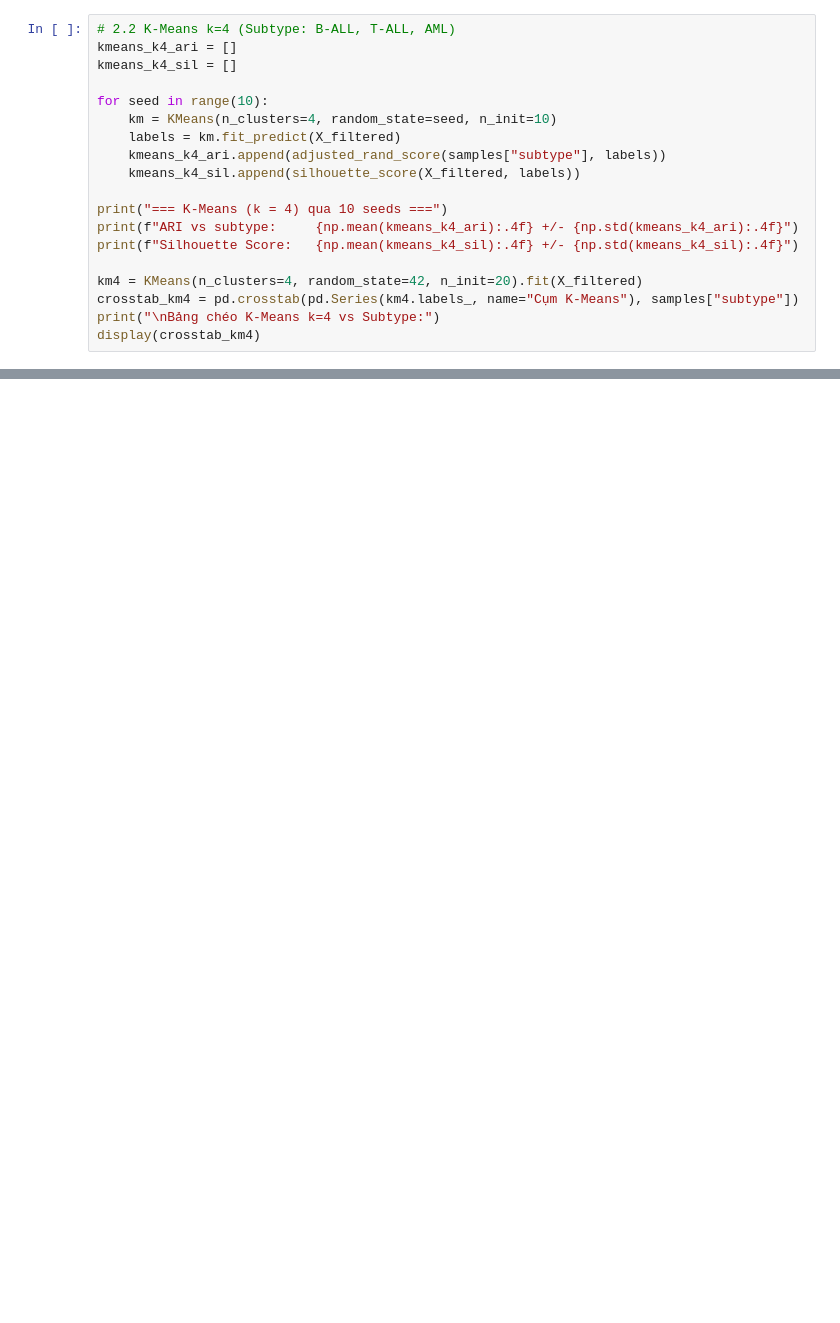
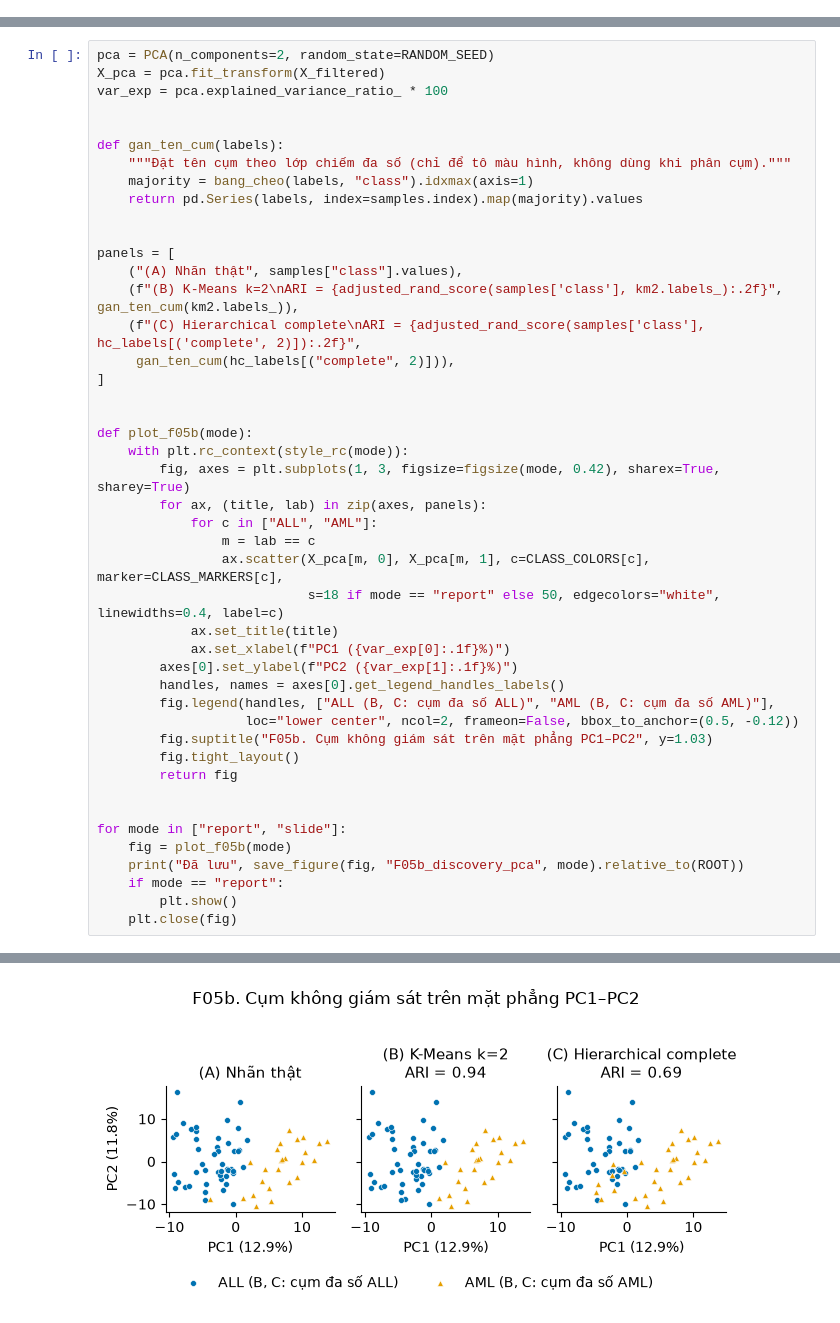
Before and after one commit to BuiTuanHiep912/Golub-project, a Jupyter notebook: notebooks/03_discovery.ipynb, the cells around one changed output, grey strips where cells are left out. Drawn from its saved outputs; the diff is of its cells as text; blank space fills up the shorter version.

```diff
--- a/notebooks/03_discovery.ipynb
+++ b/notebooks/03_discovery.ipynb
@@ -133,19 +102,0 @@ Bảng chéo K-Means k=2 vs Nhãn lâm sàng:
-# %%
-# 2.2 K-Means k=4 (Subtype: B-ALL, T-ALL, AML)
-kmeans_k4_ari = []
-kmeans_k4_sil = []
-
-for seed in range(10):
-    km = KMeans(n_clusters=4, random_state=seed, n_init=10)
-    labels = km.fit_predict(X_filtered)
-    kmeans_k4_ari.append(adjusted_rand_score(samples["subtype"], labels))
-    kmeans_k4_sil.append(silhouette_score(X_filtered, labels))
-
-print("=== K-Means (k = 4) qua 10 seeds ===")
-print(f"ARI vs subtype:     {np.mean(kmeans_k4_ari):.4f} +/- {np.std(kmeans_k4_ari):.4f}")
-print(f"Silhouette Score:   {np.mean(kmeans_k4_sil):.4f} +/- {np.std(kmeans_k4_sil):.4f}")
-
-km4 = KMeans(n_clusters=4, random_state=42, n_init=20).fit(X_filtered)
-crosstab_km4 = pd.crosstab(pd.Series(km4.labels_, name="Cụm K-Means"), samples["subtype"])
-print("\nBảng chéo K-Means k=4 vs Subtype:")
-display(crosstab_km4)
@@ -378,0 +379,46 @@ display(df_summary)
+# %%
+pca = PCA(n_components=2, random_state=RANDOM_SEED)
+X_pca = pca.fit_transform(X_filtered)
+var_exp = pca.explained_variance_ratio_ * 100
+
+
+def gan_ten_cum(labels):
+    """Đặt tên cụm theo lớp chiếm đa số (chỉ để tô màu hình, không dùng khi phân cụm)."""
+    majority = bang_cheo(labels, "class").idxmax(axis=1)
+    return pd.Series(labels, index=samples.index).map(majority).values
+
+
+panels = [
+    ("(A) Nhãn thật", samples["class"].values),
+    (f"(B) K-Means k=2\nARI = {adjusted_rand_score(samples['class'], km2.labels_):.2f}", gan_ten_cum(km2.labels_)),
+    (f"(C) Hierarchical complete\nARI = {adjusted_rand_score(samples['class'], hc_labels[('complete', 2)]):.2f}",
+     gan_ten_cum(hc_labels[("complete", 2)])),
+]
+
+
+def plot_f05b(mode):
+    with plt.rc_context(style_rc(mode)):
+        fig, axes = plt.subplots(1, 3, figsize=figsize(mode, 0.42), sharex=True, sharey=True)
+        for ax, (title, lab) in zip(axes, panels):
+            for c in ["ALL", "AML"]:
+                m = lab == c
+                ax.scatter(X_pca[m, 0], X_pca[m, 1], c=CLASS_COLORS[c], marker=CLASS_MARKERS[c],
+                           s=18 if mode == "report" else 50, edgecolors="white", linewidths=0.4, label=c)
+            ax.set_title(title)
+            ax.set_xlabel(f"PC1 ({var_exp[0]:.1f}%)")
+        axes[0].set_ylabel(f"PC2 ({var_exp[1]:.1f}%)")
+        handles, names = axes[0].get_legend_handles_labels()
+        fig.legend(handles, ["ALL (B, C: cụm đa số ALL)", "AML (B, C: cụm đa số AML)"],
+                   loc="lower center", ncol=2, frameon=False, bbox_to_anchor=(0.5, -0.12))
+        fig.suptitle("F05b. Cụm không giám sát trên mặt phẳng PC1–PC2", y=1.03)
+        fig.tight_layout()
+        return fig
+
+
+for mode in ["report", "slide"]:
+    fig = plot_f05b(mode)
+    print("Đã lưu", save_figure(fig, "F05b_discovery_pca", mode).relative_to(ROOT))
+    if mode == "report":
+        plt.show()
+    plt.close(fig)
+# %% [output]
@@ -378,0 +426 @@ display(df_summary)
+[figure, added]
```
Also changed, not shown: parts of 29 cells of this notebook, 12 other files.
